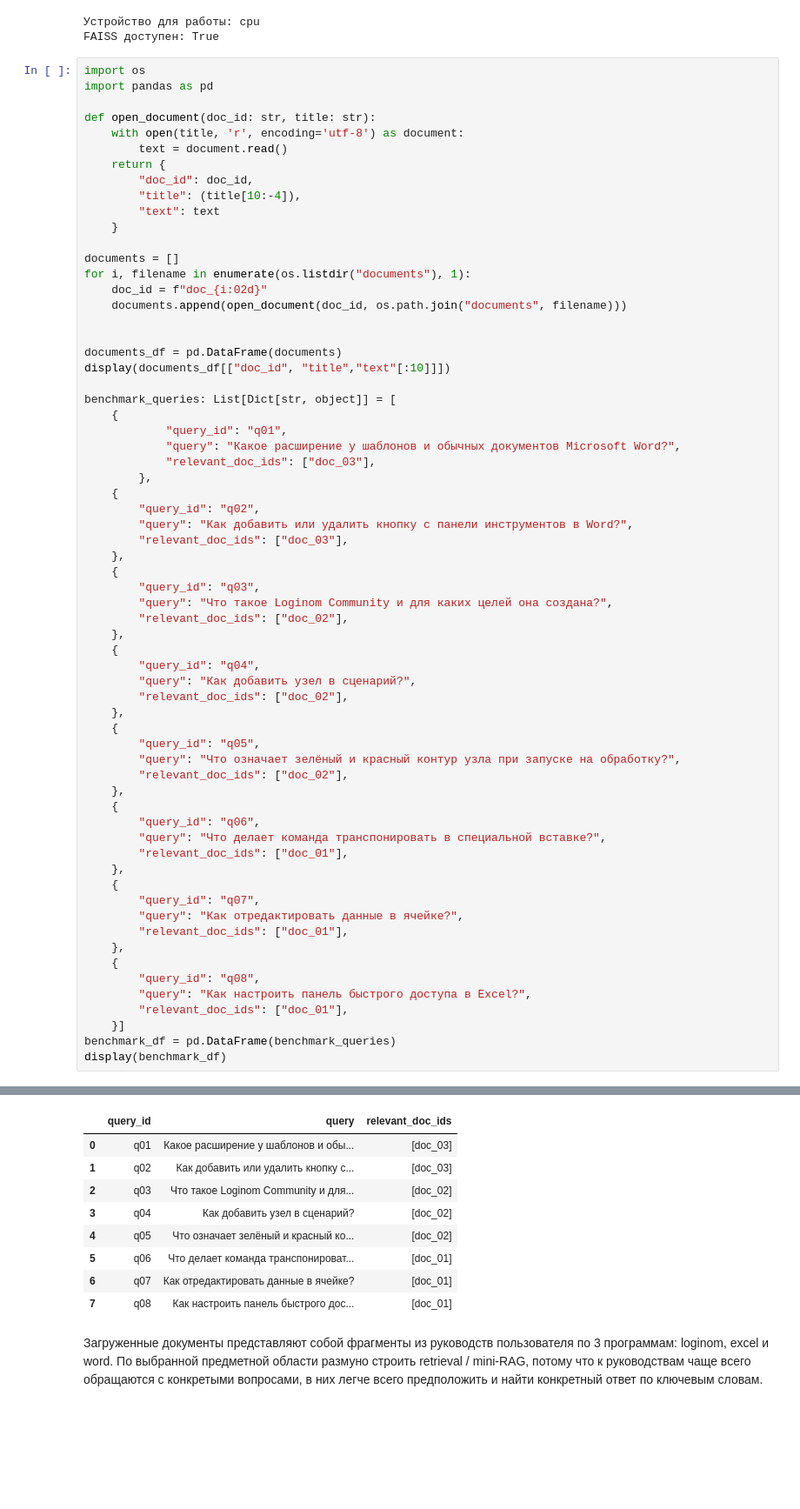
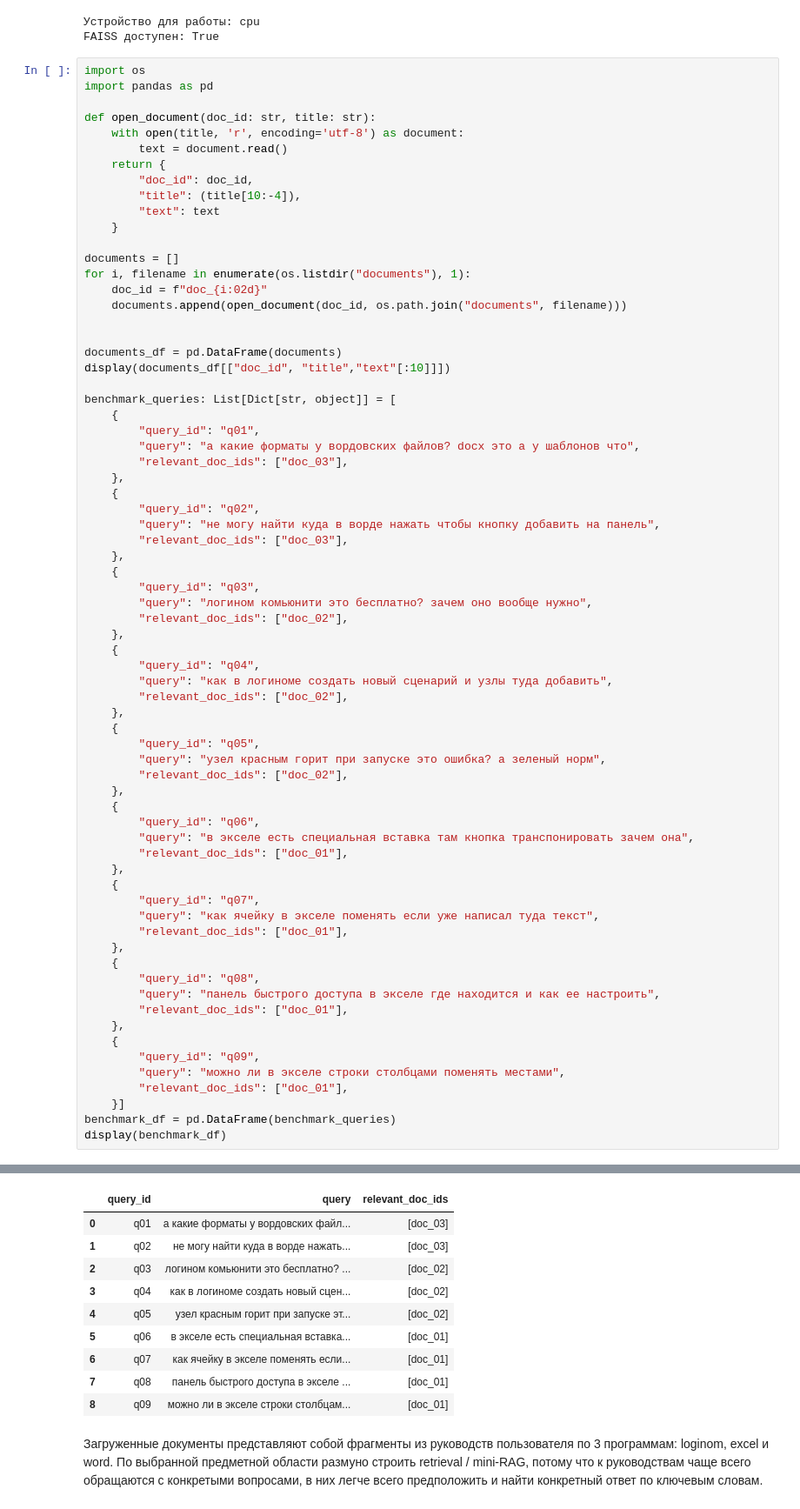
Before and after one commit to gytory/aie-dpo-homework, a Jupyter notebook: homeworks/HW14/HW14.ipynb, the cells around one changed output, grey strips where cells are left out. Shown at 87% size. Drawn from its saved outputs; the diff is of its cells as text; blank space fills up the shorter version.

```diff
--- a/homeworks/HW14/HW14.ipynb
+++ b/homeworks/HW14/HW14.ipynb
@@ -84,60 +81,66 @@ display(documents_df[["doc_id", "title","text"[:10]]])
 
 benchmark_queries: List[Dict[str, object]] = [
     {
-            "query_id": "q01",
-            "query": "Какое расширение у шаблонов и обычных документов Microsoft Word?",
-            "relevant_doc_ids": ["doc_03"],
-        },
+        "query_id": "q01",
+        "query": "а какие форматы у вордовских файлов? docx это а у шаблонов что",
+        "relevant_doc_ids": ["doc_03"],
+    },
     {
         "query_id": "q02",
-        "query": "Как добавить или удалить кнопку с панели инструментов в Word?",
+        "query": "не могу найти куда в ворде нажать чтобы кнопку добавить на панель",
         "relevant_doc_ids": ["doc_03"],
     },
     {
         "query_id": "q03",
-        "query": "Что такое Loginom Community и для каких целей она создана?",
+        "query": "логином комьюнити это бесплатно? зачем оно вообще нужно",
         "relevant_doc_ids": ["doc_02"],
     },
     {
         "query_id": "q04",
-        "query": "Как добавить узел в сценарий?",
+        "query": "как в логиноме создать новый сценарий и узлы туда добавить",
         "relevant_doc_ids": ["doc_02"],
     },
     {
         "query_id": "q05",
-        "query": "Что означает зелёный и красный контур узла при запуске на обработку?",
+        "query": "узел красным горит при запуске это ошибка? а зеленый норм",
         "relevant_doc_ids": ["doc_02"],
     },
     {
         "query_id": "q06",
-        "query": "Что делает команда транспонировать в специальной вставке?",
+        "query": "в экселе есть специальная вставка там кнопка транспонировать зачем она",
         "relevant_doc_ids": ["doc_01"],
     },
     {
         "query_id": "q07",
-        "query": "Как отредактировать данные в ячейке?",
+        "query": "как ячейку в экселе поменять если уже написал туда текст",
         "relevant_doc_ids": ["doc_01"],
     },
     {
         "query_id": "q08",
-        "query": "Как настроить панель быстрого доступа в Excel?",
+        "query": "панель быстрого доступа в экселе где находится и как ее настроить",
+        "relevant_doc_ids": ["doc_01"],
+    },
+    {
+        "query_id": "q09",
+        "query": "можно ли в экселе строки столбцами поменять местами",
         "relevant_doc_ids": ["doc_01"],
     }]
 benchmark_df = pd.DataFrame(benchmark_queries)
 display(benchmark_df)
 # %% [output]
 |  | doc_id | title | text |
 | 0 | doc_01 | руководство ecxel | Панель быстрого доступа можно лег... |
 | 1 | doc_02 | Руководство Loginom | Loginom – Low-code платформа для ... |
 | 2 | doc_03 | руководство word | Окно программы\nMiсrosoft Word 20... |
 |  | query_id | query | relevant_doc_ids |
-| 0 | q01 | Какое расширение у шаблонов и обы... | [doc_03] |
-| 1 | q02 | Как добавить или удалить кнопку с... | [doc_03] |
-| 2 | q03 | Что такое Loginom Community и для... | [doc_02] |
-| 3 | q04 | Как добавить узел в сценарий? | [doc_02] |
-| 4 | q05 | Что означает зелёный и красный ко... | [doc_02] |
-| 5 | q06 | Что делает команда транспонироват... | [doc_01] |
-| 6 | q07 | Как отредактировать данные в ячейке? | [doc_01] |
-| 7 | q08 | Как настроить панель быстрого дос... | [doc_01] |
+| 0 | q01 | а какие форматы у вордовских файл... | [doc_03] |
+| 1 | q02 | не могу найти куда в ворде нажать... | [doc_03] |
+| 2 | q03 | логином комьюнити это бесплатно? ... | [doc_02] |
+| 3 | q04 | как в логиноме создать новый сцен... | [doc_02] |
+| 4 | q05 | узел красным горит при запуске эт... | [doc_02] |
+| 5 | q06 | в экселе есть специальная вставка... | [doc_01] |
+| 6 | q07 | как ячейку в экселе поменять если... | [doc_01] |
+| 7 | q08 | панель быстрого доступа в экселе ... | [doc_01] |
+| 8 | q09 | можно ли в экселе строки столбцам... | [doc_01] |
 # %% [markdown]
 Загруженные документы представляют собой фрагменты из руководств пользователя по 3 программам: loginom, excel и word. По выбранной предметной области размуно строить retrieval / mini-RAG, потому что к руководствам чаще всего обращаются с конкретыми вопросами, в них легче всего предположить и найти конкретный ответ по ключевым словам.
```
Also changed, not shown: parts of 37 cells of this notebook, 6 other files.
